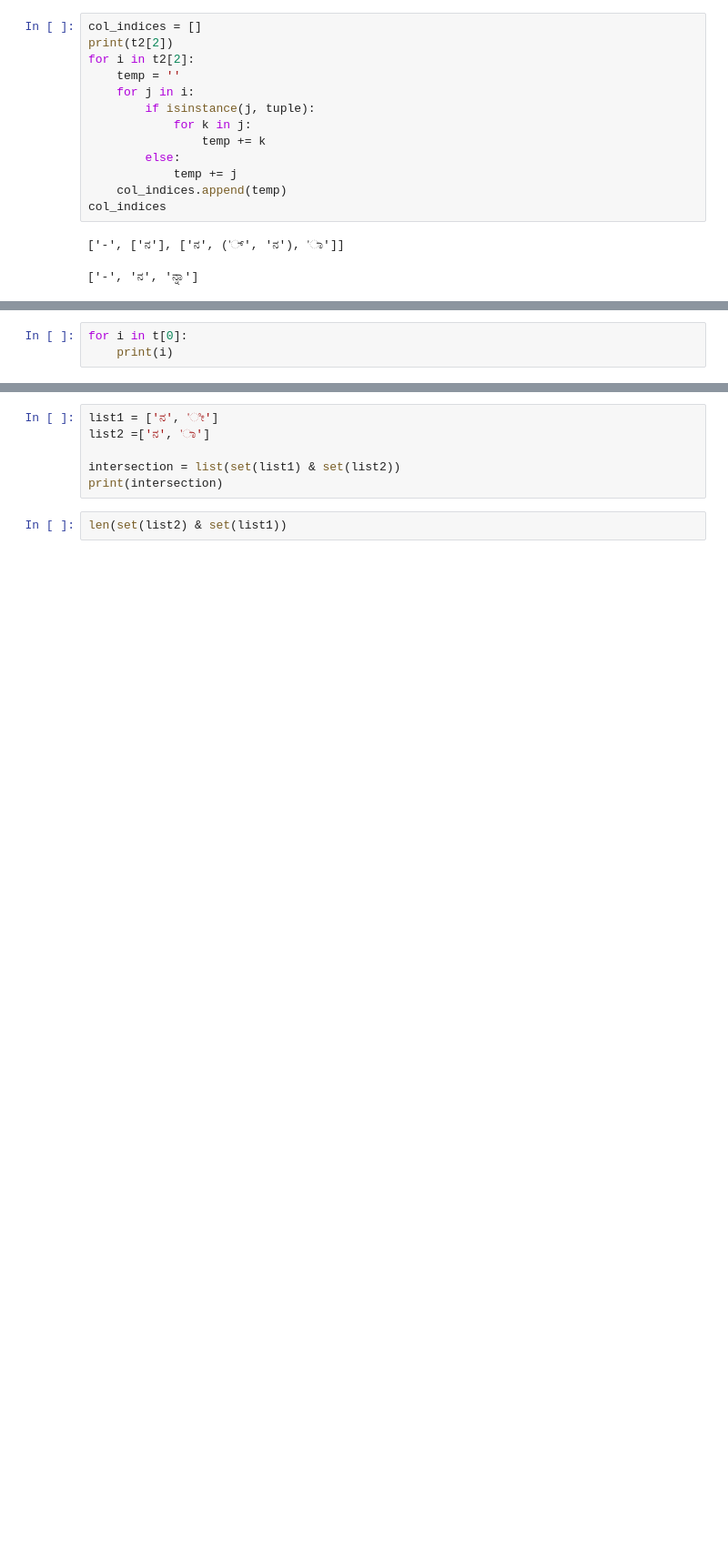
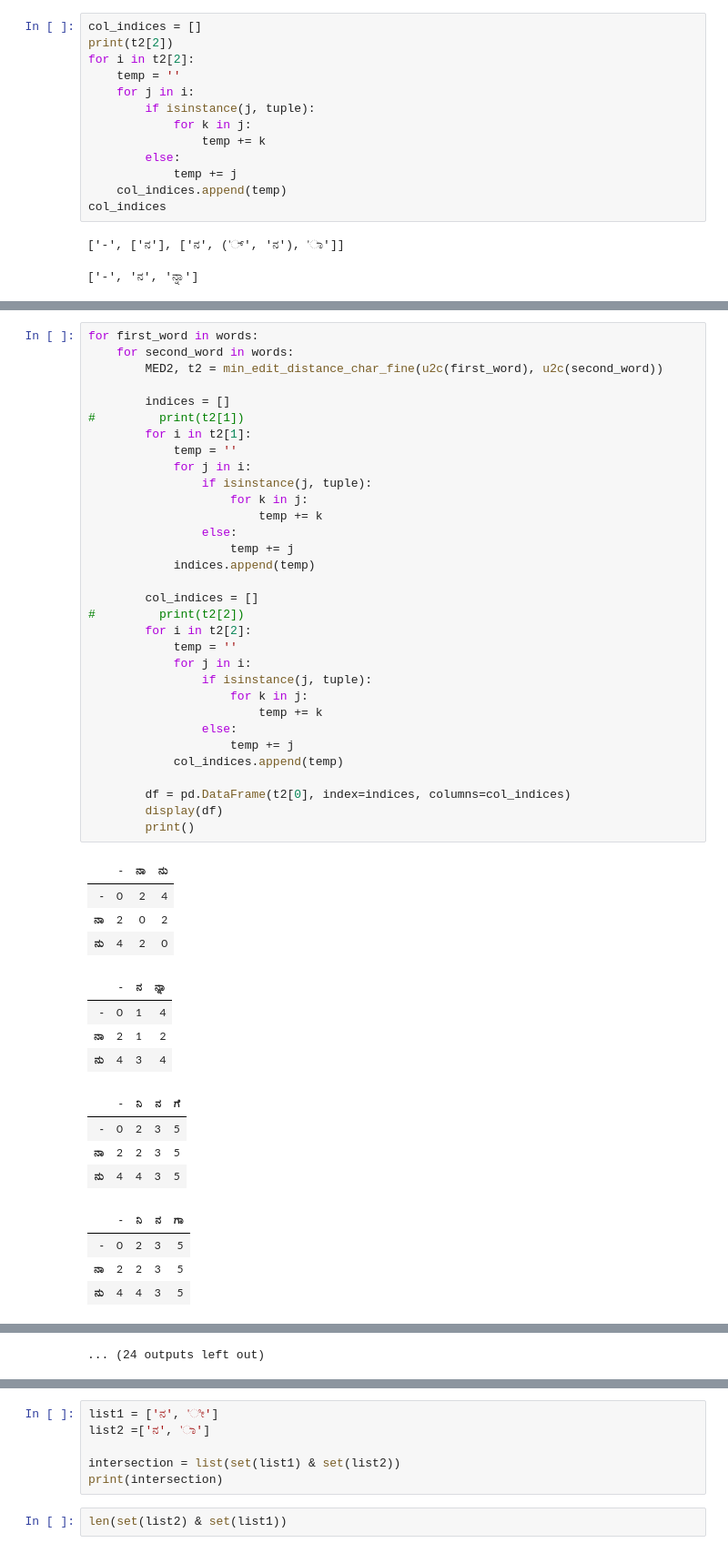
Before and after one commit to EnergeticQuanta17/Kannada-NLP, a Jupyter notebook: Minimum-Edit-Distance/Kannada-Minimum-Edit-Distance.ipynb, the cells around one changed output, grey strips where cells are left out. Shown: that part at 91% size. Saved outputs shown, nothing was run; the diff lists cells and outputs as text; blank space fills up the shorter version.

```diff
--- a/Minimum-Edit-Distance/Kannada-Minimum-Edit-Distance.ipynb
+++ b/Minimum-Edit-Distance/Kannada-Minimum-Edit-Distance.ipynb
@@ -511,3 +502,0 @@ df
-# %%
-for i in t[0]:
-    print(i)
@@ -523,0 +507,49 @@ FIRST_WORD, SECOND_WORD
+# %%
+for first_word in words:
+    for second_word in words:
+        MED2, t2 = min_edit_distance_char_fine(u2c(first_word), u2c(second_word))
+
+        indices = []
+#         print(t2[1])
+        for i in t2[1]:
+            temp = ''
+            for j in i:
+                if isinstance(j, tuple):
+                    for k in j:
+                        temp += k
+                else:
+                    temp += j
+            indices.append(temp)
+
+        col_indices = []
+#         print(t2[2])
+        for i in t2[2]:
+            temp = ''
+            for j in i:
+                if isinstance(j, tuple):
+                    for k in j:
+                        temp += k
+                else:
+                    temp += j
+            col_indices.append(temp)
+
+        df = pd.DataFrame(t2[0], index=indices, columns=col_indices)
+        display(df)
+        print()
+# %% [output]
+|  | - | ನಾ | ನು |
+| - | 0 | 2 | 4 |
+| ನಾ | 2 | 0 | 2 |
+| ನು | 4 | 2 | 0 |
+|  | - | ನ | ನ್ನಾ |
+| - | 0 | 1 | 4 |
+| ನಾ | 2 | 1 | 2 |
+| ನು | 4 | 3 | 4 |
+|  | - | ನಿ | ನ | ಗೆ |
+| - | 0 | 2 | 3 | 5 |
+| ನಾ | 2 | 2 | 3 | 5 |
+| ನು | 4 | 4 | 3 | 5 |
+|  | - | ನಿ | ನ | ಗಾ |
+| - | 0 | 2 | 3 | 5 |
+| ನಾ | 2 | 2 | 3 | 5 |
+| ನು | 4 | 4 | 3 | 5 |
@@ -523,0 +588 @@ FIRST_WORD, SECOND_WORD
+... (24 outputs left out)
```
Also changed, not shown: parts of 11 cells of this notebook, 1 other file.
